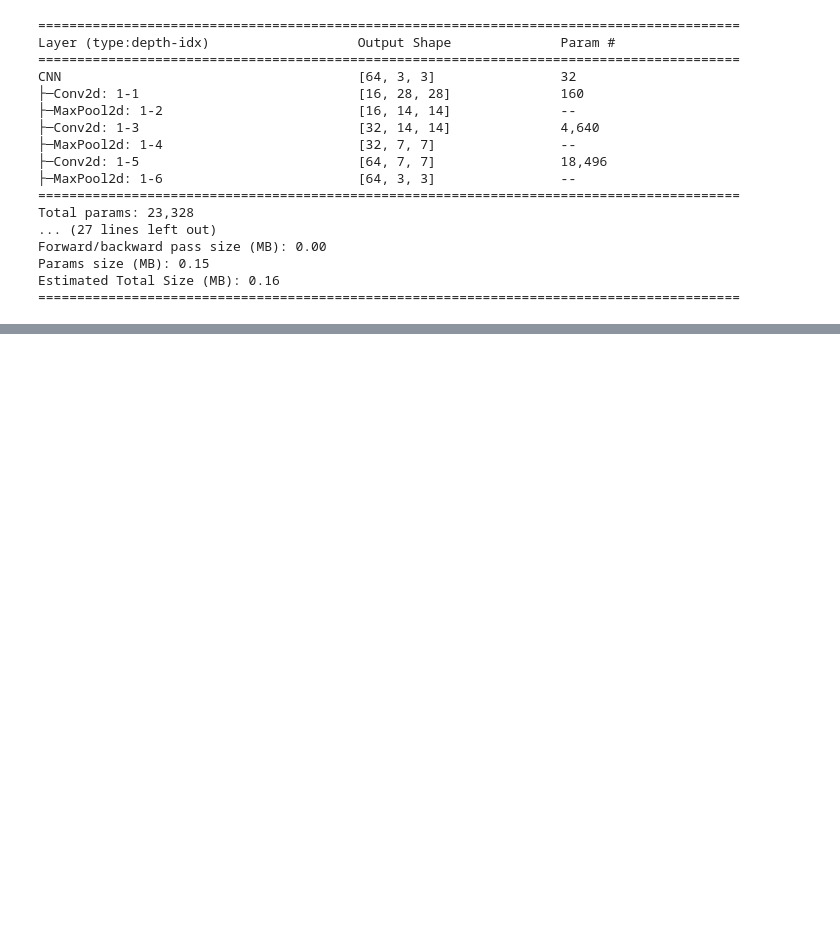
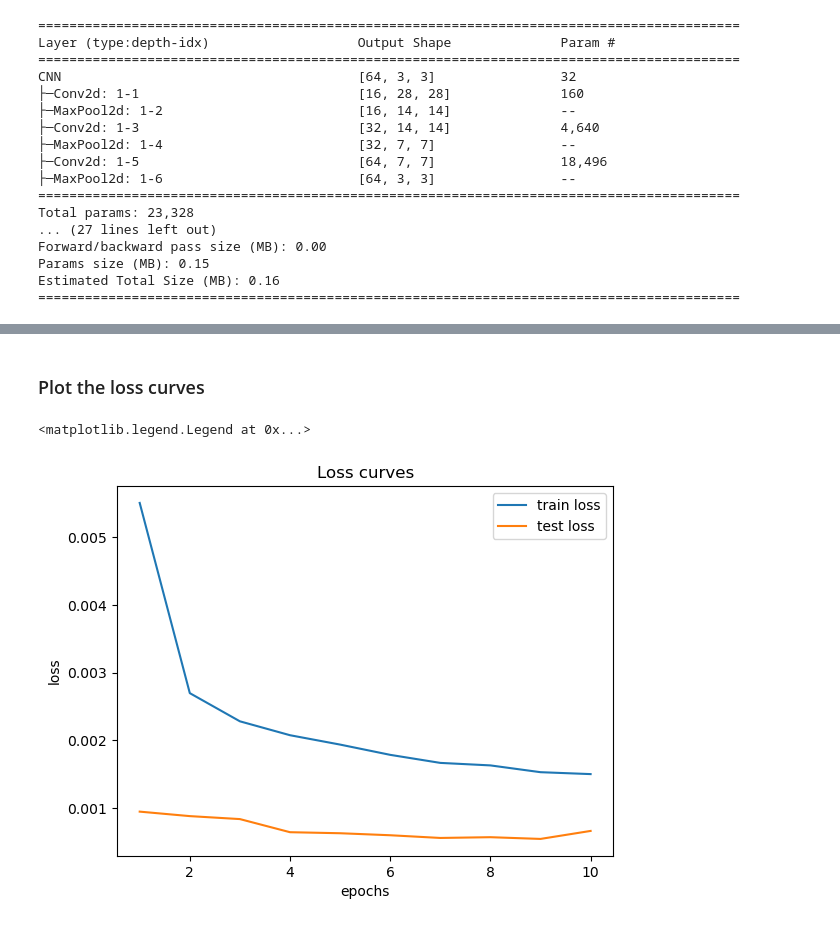
Before and after one commit to navti/MLProjects, a Jupyter notebook: MNIST/mnist_classification.ipynb, the cells around one changed output, grey strips where cells are left out. Cells and saved outputs as stored; diff of their text form; code cells hidden in the pictures; blank space fills up the shorter version.

Commit message:
Add functions for training and testing the model. Plot loss curves.

```diff
--- a/MNIST/mnist_classification.ipynb
+++ b/MNIST/mnist_classification.ipynb
@@ -17,9 +18,9 @@ from torchinfo import summary
 batch_size = 64
 transform = transforms.Compose([transforms.ToTensor(), transforms.RandomInvert()])
 train_set = datasets.MNIST(root='data',train=True,transform=transform,download=True)
-train_loader = DataLoader(dataset=train_set, batch_size=batch_size, shuffle=True)
+train_loader = DataLoader(dataset=train_set, batch_size=batch_size, shuffle=True, drop_last=True)
 test_set = datasets.MNIST(root='data',train=False, transform=transform, download=True)
-test_loader = DataLoader(dataset=test_set, batch_size=batch_size, shuffle=True)
+test_loader = DataLoader(dataset=test_set, batch_size=batch_size, shuffle=True, drop_last=True)
 # %% [markdown]
 ### Define a cnn based model with a dense network at the end
 # %%
@@ -128,0 +185,19 @@ Estimated Total Size (MB): 0.16
+# %%
+num_classes = 10
+num_filters = 16
+learning_rate = 0.01
+num_epochs = 10
+device = torch.device('cuda' if torch.cuda.is_available() else 'cpu')
+loss_criterion = nn.CrossEntropyLoss()
+inp_channels = 1
+ksize = 3
+model = MODEL(inp_channels, num_filters, num_classes).to(device=device)
+optimizer = optim.Adam(model.parameters(),lr=learning_rate)
+
+train_loss = []
+val_loss = []
+for epoch in range(1,num_epochs+1):
+    _, tloss = train_model(model, device, train_loader, loss_criterion, optimizer, epoch)
+    train_loss.append(tloss)
+    _, vloss = test_model(model, device, test_loader, loss_criterion)
+    val_loss.append(vloss)
@@ -128,0 +225,12 @@ Estimated Total Size (MB): 0.16
+# %% [markdown]
+### Plot the loss curves
+# %%
+plt.xlabel('epochs')
+plt.ylabel('loss')
+plt.title('Loss curves')
+plt.plot(range(1, num_epochs+1), train_loss, label='train loss')
+plt.plot(range(1, num_epochs+1), val_loss, label='test loss')
+plt.legend(loc='upper right')
+# %% [output]
+<matplotlib.legend.Legend at 0x...>
+[figure, added]
```
Also changed, not shown: parts of 7 cells of this notebook.
